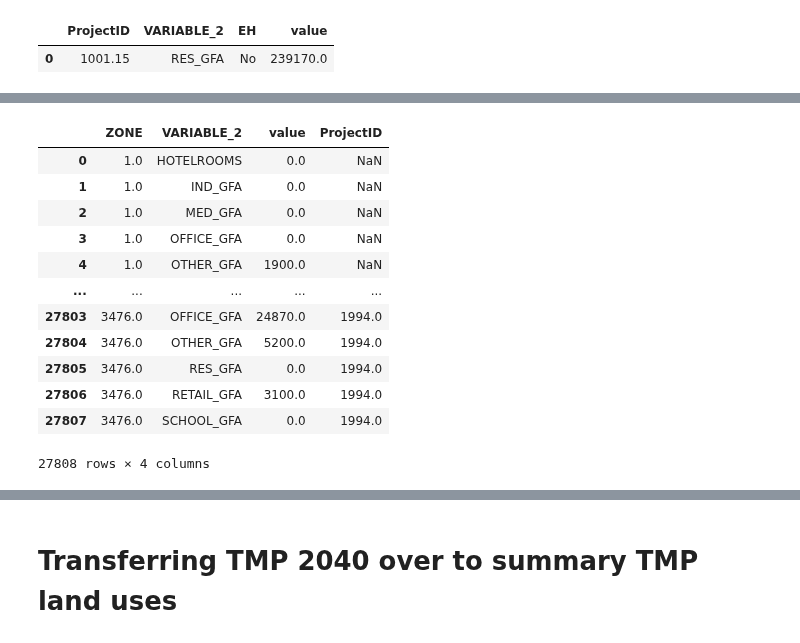
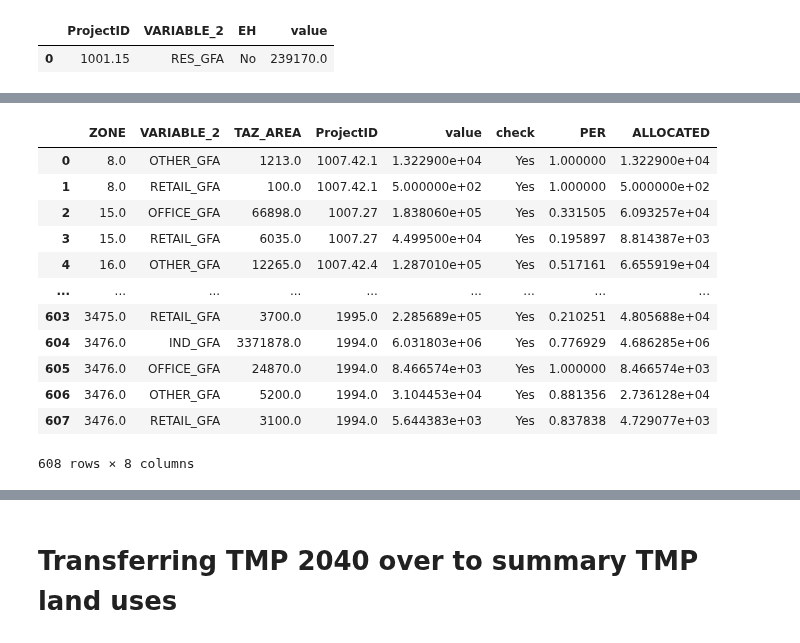
Before and after one commit to BuroHappoldLegacySoup/PlanCapitalLandModel, a Jupyter notebook: Module 1 Masterplan to TAZ Allocation.ipynb, the cells around one changed output, grey strips where cells are left out. Cells and saved outputs as stored; diff of their text form; code cells hidden in the pictures.

```diff
--- a/Module 1 Masterplan to TAZ Allocation.ipynb
+++ b/Module 1 Masterplan to TAZ Allocation.ipynb
@@ -305,17 +294,25 @@ masterplan_aligned_tmp_nonres_split
-# %%
-test = tmp_2040_areas_long_summary.copy()
-test
-# %% [output]
-|  | ZONE | VARIABLE_2 | value | ProjectID |
-| 0 | 1.0 | HOTELROOMS | 0.0 | NaN |
-| 1 | 1.0 | IND_GFA | 0.0 | NaN |
-| 2 | 1.0 | MED_GFA | 0.0 | NaN |
-| 3 | 1.0 | OFFICE_GFA | 0.0 | NaN |
-| 4 | 1.0 | OTHER_GFA | 1900.0 | NaN |
-| ... | ... | ... | ... | ... |
-| 27803 | 3476.0 | OFFICE_GFA | 24870.0 | 1994.0 |
-| 27804 | 3476.0 | OTHER_GFA | 5200.0 | 1994.0 |
-| 27805 | 3476.0 | RES_GFA | 0.0 | 1994.0 |
-| 27806 | 3476.0 | RETAIL_GFA | 3100.0 | 1994.0 |
-| 27807 | 3476.0 | SCHOOL_GFA | 0.0 | 1994.0 |
-27808 rows × 4 columns
+# %%
+test = tmp_2040_areas_long_summary.copy()
+test = test[~test['ProjectID'].isna()].reset_index(drop = True)
+test = test[test['VARIABLE_2'] !='RES_GFA'].rename({'value':'TAZ_AREA'},axis = 1)
+test = test.merge(masterplan_aligned_tmp_nonres_split, how = 'left', on = ['ProjectID','VARIABLE_2'])
+test['check'] = test.apply(lambda row: 'Yes' if (row['TAZ_AREA'] > 0) & (row['value'] > 0) else 'No',axis = 1)
+test  = test[test['check'] == 'Yes'].reset_index(drop = True)
+test['PER'] = test.groupby(['ProjectID','VARIABLE_2'])['TAZ_AREA'].transform('sum')
+test['PER'] = test.apply(lambda row: row['TAZ_AREA']/row['PER'],axis = 1)
+test['ALLOCATED'] = test.apply(lambda row: row['value']*row['PER'],axis = 1)
+test
+# %% [output]
+|  | ZONE | VARIABLE_2 | TAZ_AREA | ProjectID | value | check | PER | ALLOCATED |
+| 0 | 8.0 | OTHER_GFA | 1213.0 | 1007.42.1 | 1.322900e+04 | Yes | 1.000000 | 1.322900e+04 |
+| 1 | 8.0 | RETAIL_GFA | 100.0 | 1007.42.1 | 5.000000e+02 | Yes | 1.000000 | 5.000000e+02 |
+| 2 | 15.0 | OFFICE_GFA | 66898.0 | 1007.27 | 1.838060e+05 | Yes | 0.331505 | 6.093257e+04 |
+| 3 | 15.0 | RETAIL_GFA | 6035.0 | 1007.27 | 4.499500e+04 | Yes | 0.195897 | 8.814387e+03 |
+| 4 | 16.0 | OTHER_GFA | 12265.0 | 1007.42.4 | 1.287010e+05 | Yes | 0.517161 | 6.655919e+04 |
+| ... | ... | ... | ... | ... | ... | ... | ... | ... |
+| 603 | 3475.0 | RETAIL_GFA | 3700.0 | 1995.0 | 2.285689e+05 | Yes | 0.210251 | 4.805688e+04 |
+| 604 | 3476.0 | IND_GFA | 3371878.0 | 1994.0 | 6.031803e+06 | Yes | 0.776929 | 4.686285e+06 |
+| 605 | 3476.0 | OFFICE_GFA | 24870.0 | 1994.0 | 8.466574e+03 | Yes | 1.000000 | 8.466574e+03 |
+| 606 | 3476.0 | OTHER_GFA | 5200.0 | 1994.0 | 3.104453e+04 | Yes | 0.881356 | 2.736128e+04 |
+| 607 | 3476.0 | RETAIL_GFA | 3100.0 | 1994.0 | 5.644383e+03 | Yes | 0.837838 | 4.729077e+03 |
+608 rows × 8 columns
```
Also changed, not shown: parts of 10 cells of this notebook.
